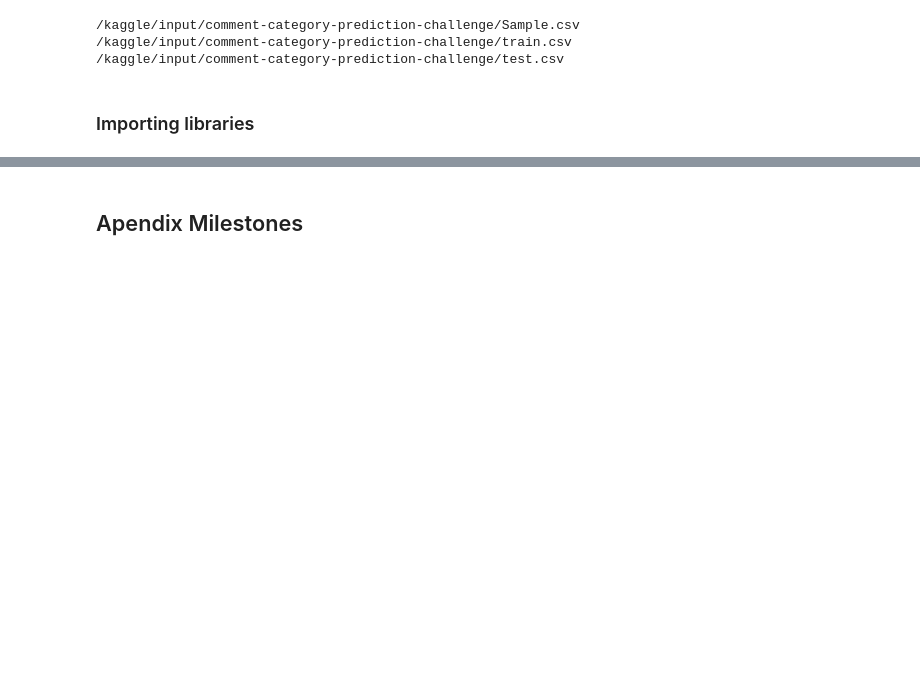
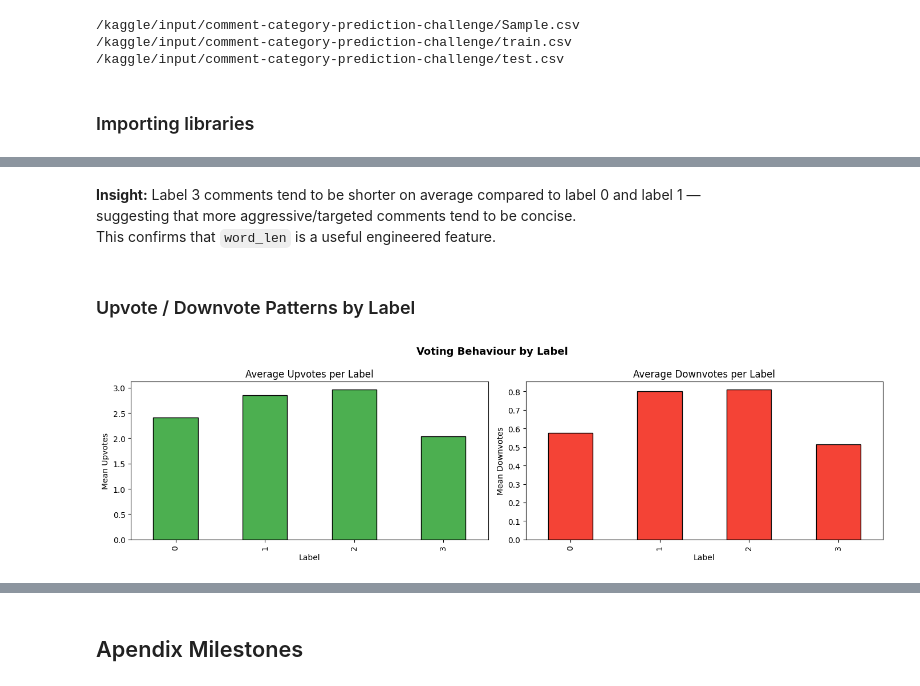
Before and after one commit to 23f3001800/Comment-Category-Prediction-Challenge, a Jupyter notebook: 23f3001800-notebook-t12026.ipynb, the cells around one changed output, grey strips where cells are left out. Drawn from its saved outputs; the diff is of its cells as text; code cells hidden in the pictures; blank space fills up the shorter version.

```diff
--- a/23f3001800-notebook-t12026.ipynb
+++ b/23f3001800-notebook-t12026.ipynb
@@ -90,0 +345,26 @@ sample.head()
+# %% [markdown]
+**Insight:** Label 3 comments tend to be shorter on average compared to label 0 and label 1 —
+suggesting that more aggressive/targeted comments tend to be concise.
+This confirms that `word_len` is a useful engineered feature.
+# %% [markdown]
+### Upvote / Downvote Patterns by Label
+# %%
+fig, axes = plt.subplots(1, 2, figsize=(14, 4))
+
+data.groupby("label")["upvote"].mean().plot(
+    kind='bar', ax=axes[0], color='#4CAF50', edgecolor='black')
+axes[0].set_title("Average Upvotes per Label")
+axes[0].set_xlabel("Label")
+axes[0].set_ylabel("Mean Upvotes")
+
+data.groupby("label")["downvote"].mean().plot(
+    kind='bar', ax=axes[1], color='#F44336', edgecolor='black')
+axes[1].set_title("Average Downvotes per Label")
+axes[1].set_xlabel("Label")
+axes[1].set_ylabel("Mean Downvotes")
+
+plt.suptitle("Voting Behaviour by Label", fontsize=13, fontweight='bold')
+plt.tight_layout()
+plt.show()
+# %% [output]
+[figure, added]
```
Also changed, not shown: parts of 157 cells of this notebook.
